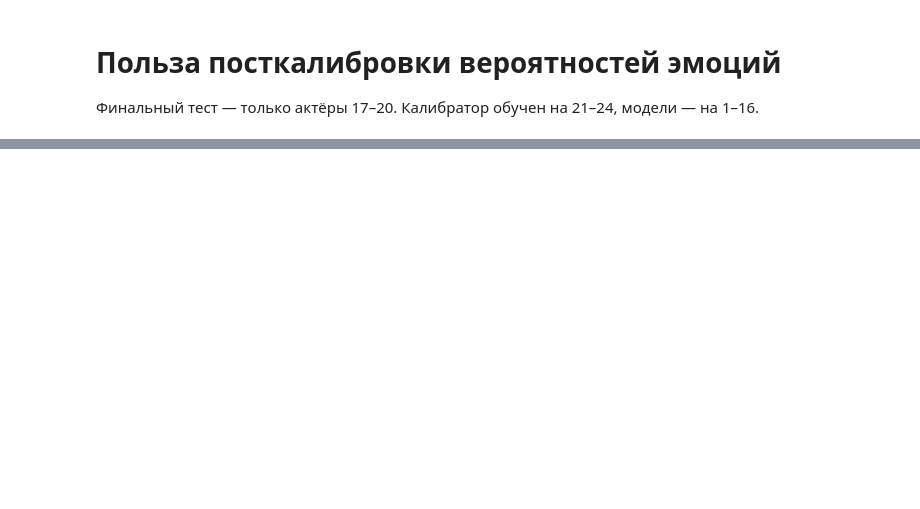
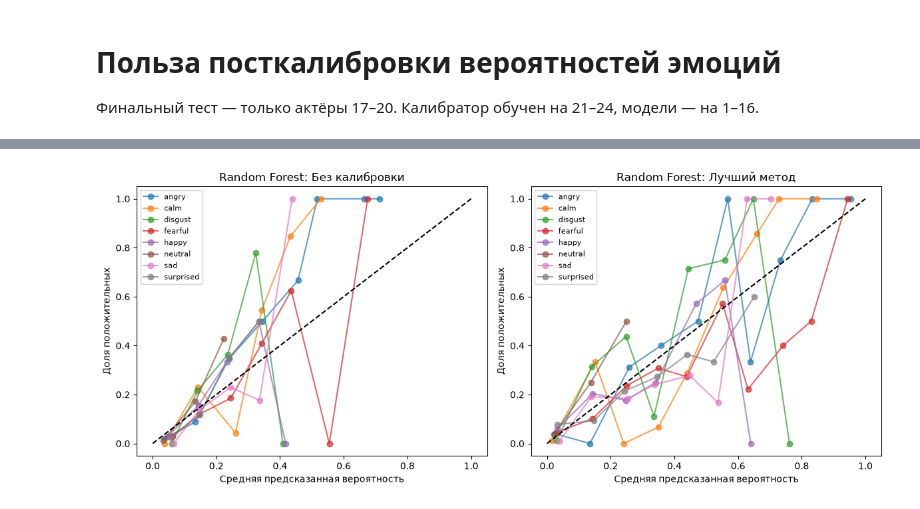
Before and after one commit to brattsew/project-based-practice, a Jupyter notebook: notebooks/calibration_analysis.ipynb, the cells around one changed output, grey strips where cells are left out. Cells and saved outputs as stored; diff of their text form; code cells hidden in the pictures; blank space fills up the shorter version.

```diff
--- a/notebooks/calibration_analysis.ipynb
+++ b/notebooks/calibration_analysis.ipynb
@@ -44,29 +88,36 @@ plt.tight_layout()
 # %%
-# Reliability diagram строится по сохранённым предсказаниям артефактов на тесте.
-# Для воспроизводимости ниже показан компактный код повторной загрузки features и артефактов.
+# Диаграмма надёжности строится по предсказаниям сохранённых моделей на тесте.
+# Ниже повторно загружаются признаки и модели, чтобы результат воспроизводился.
 import joblib
 from emotion_calibration.classify import feature_columns
 features = pd.read_csv(ROOT / 'data/processed/features.csv')
 test = features[features.actor.between(17, 20)]
 cols = feature_columns(features)
 model_key = best_model.lower().replace(' ', '_')
 base = joblib.load(ROOT / 'reports/models' / f'{model_key}_none.joblib')
 best_method = metrics[(metrics.model == best_model) & metrics.method.ne('none')].sort_values('log_loss').iloc[0]['method']
 calibrated = joblib.load(ROOT / 'reports/models' / f'{model_key}_{best_method}.joblib')
 y = test.emotion.to_numpy()
+base_proba = base.predict_proba(test[cols])
+if best_method == 'temperature':
+    calibrated_proba = calibrated.predict_proba(base_proba)
+else:
+    calibrated_proba = calibrated.predict_proba(test[cols])
+
 fig, axes = plt.subplots(1, 2, figsize=(12, 5))
-for ax, estimator, title in zip(axes, [base, calibrated], ['Без калибровки', 'Лучший метод']):
-    proba = estimator.predict_proba(test[cols]) if title == 'Без калибровки' or best_method != 'temperature' else estimator.predict_proba(base.predict_proba(test[cols]))
-    # Средняя one-vs-rest reliability curve по восьми эмоциям.
+for ax, proba, title in zip(axes, [base_proba, calibrated_proba], ['Без калибровки', 'Лучший метод']):
+    # Отдельная кривая надёжности «один против остальных» для каждой эмоции.
     curves = []
-    for i, label in enumerate(estimator.classes_):
+    for i, label in enumerate(base.classes_):
         truth = (y == label).astype(int)
         fraction, mean_prob = calibration_curve(truth, proba[:, i], n_bins=10, strategy='uniform')
         ax.plot(mean_prob, fraction, marker='o', alpha=.7, label=label)
     ax.plot([0, 1], [0, 1], '--', color='black')
     ax.set(title=f'{best_model}: {title}', xlabel='Средняя предсказанная вероятность', ylabel='Доля положительных')
     ax.legend(fontsize=8)
 plt.tight_layout()
+# %% [output]
+[figure, added]
 # %%
 # Распределение максимальной уверенности: видно, стала ли модель менее самоуверенной.
 fig, axes = plt.subplots(1, 2, figsize=(12, 4), sharey=True)
```
Also changed, not shown: parts of 9 cells of this notebook, 12 other files.
